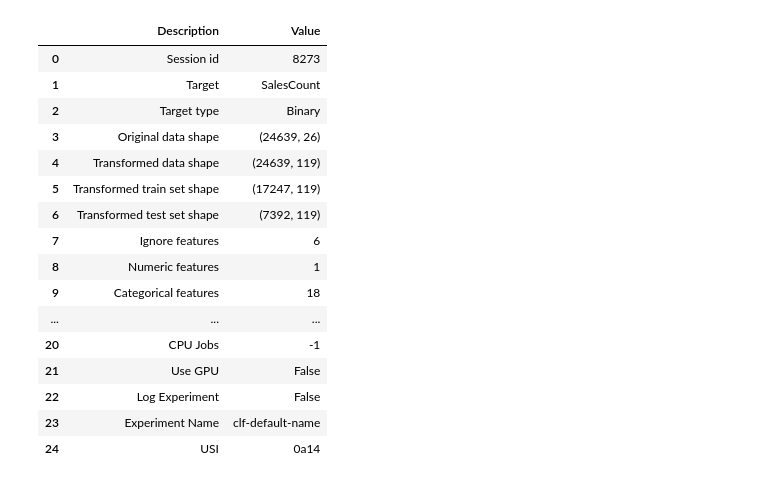
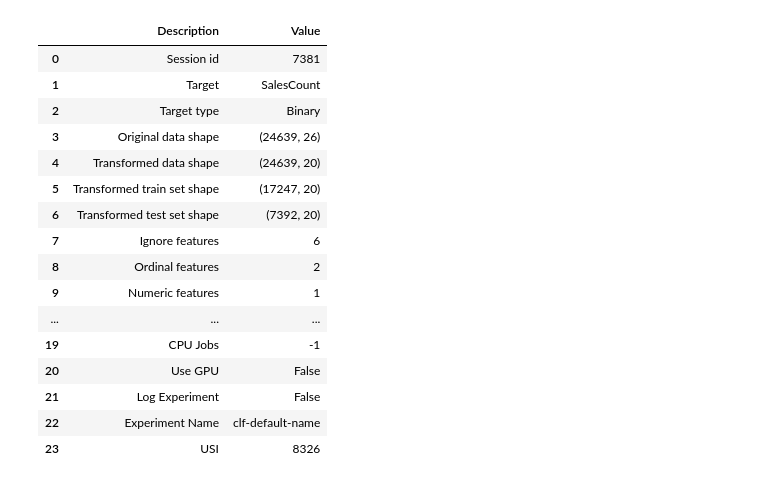
Before and after one commit to thewiredbear/Migrando_Internal_CodeOnly, a Jupyter notebook: shortForm_Encoding_Catboost.ipynb, the cells around one changed output. Cells and saved outputs as stored; diff of their text form; code cells hidden in the pictures.

```diff
--- a/shortForm_Encoding_Catboost.ipynb
+++ b/shortForm_Encoding_Catboost.ipynb
@@ -44,30 +44,31 @@ from pycaret.classification import *
 # %%
 import category_encoders as ce
 # %%
-encoder = ce.HelmertEncoder()
+encoder = ce.GLMMEncoder()
 # %%
 #s = setup(df, target = 'SalesCount', ignore_features = ["Id","Zeitpunkt der Erstellung","Sales","Zeitpunkt der nderung","Zeitpunkt der Erstellung - Year","Zeitpunkt der nderung - Year"],max_encoding_ohe=50,normalize=True,normalize_method='robust')
 #s = setup(df, target = 'SalesCount', ignore_features = ["Id","Zeitpunkt der Erstellung","Sales","Zeitpunkt der nderung","Zeitpunkt der Erstellung - Year","Zeitpunkt der nderung - Year"],max_encoding_ohe=5,encoding_method=encoder)
 
-s = setup(df, target = 'SalesCount', ignore_features = ["Id","Zeitpunkt der Erstellung","Sales","Zeitpunkt der nderung","Zeitpunkt der Erstellung - Year","Zeitpunkt der nderung - Year"],max_encoding_ohe=1,normalize=True,normalize_method='minmax',encoding_method=encoder)
+#s = setup(df, target = 'SalesCount', ignore_features = ["Id","Zeitpunkt der Erstellung","Sales","Zeitpunkt der nderung","Zeitpunkt der Erstellung - Year","Zeitpunkt der nderung - Year"],max_encoding_ohe=1,normalize=False,normalize_method='minmax',encoding_method=encoder,feature_selection=True,n_features_to_select=0.5,feature_selection_method='sequential',feature_selection_estimator='gbc')
+s = setup(df, target = 'SalesCount', ignore_features = ["Id","Zeitpunkt der Erstellung","Sales","Zeitpunkt der nderung","Zeitpunkt der Erstellung - Year","Zeitpunkt der nderung - Year"],max_encoding_ohe=1,normalize=False,normalize_method='maxabs',encoding_method=encoder,ordinal_features = {'1-Netto' : ['0 bis 600', '600 bis 1000', '1000 bis 1500','1500 bis 2000','2000 bis 2500','2500 bis 3000','3000 bis 3500','Mehr als 3500'],'1-Sprachzertifikat':['Nein','A1','A2','B1','B2','C1','C2']})
 # %% [output]
 |  | Description | Value |
-| 0 | Session id | 8273 |
+| 0 | Session id | 7381 |
 | 1 | Target | SalesCount |
 | 2 | Target type | Binary |
 | 3 | Original data shape | (24639, 26) |
-| 4 | Transformed data shape | (24639, 119) |
-| 5 | Transformed train set shape | (17247, 119) |
-| 6 | Transformed test set shape | (7392, 119) |
+| 4 | Transformed data shape | (24639, 20) |
+| 5 | Transformed train set shape | (17247, 20) |
+| 6 | Transformed test set shape | (7392, 20) |
 | 7 | Ignore features | 6 |
-| 8 | Numeric features | 1 |
-| 9 | Categorical features | 18 |
+| 8 | Ordinal features | 2 |
+| 9 | Numeric features | 1 |
 | ... | ... | ... |
-| 20 | CPU Jobs | -1 |
-| 21 | Use GPU | False |
-| 22 | Log Experiment | False |
-| 23 | Experiment Name | clf-default-name |
-| 24 | USI | 0a14 |
+| 19 | CPU Jobs | -1 |
+| 20 | Use GPU | False |
+| 21 | Log Experiment | False |
+| 22 | Experiment Name | clf-default-name |
+| 23 | USI | 8326 |
 # %%
 test_Train = get_config("X_train_transformed")
 test_Train
```
Also changed, not shown: parts of 3 cells of this notebook, 2 other files.
